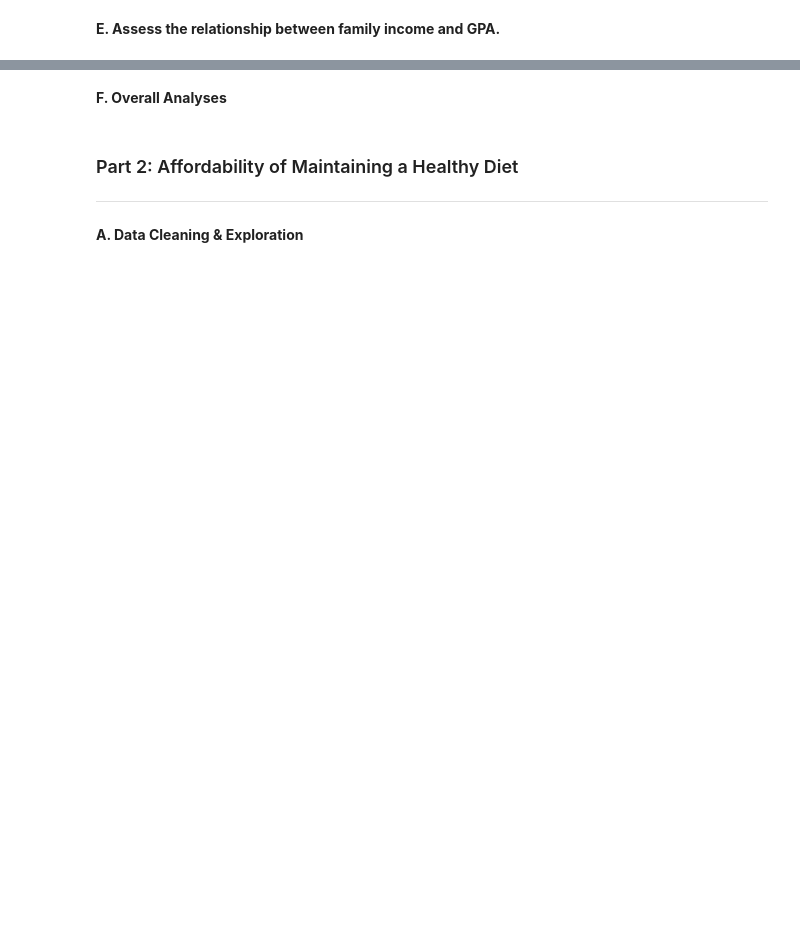
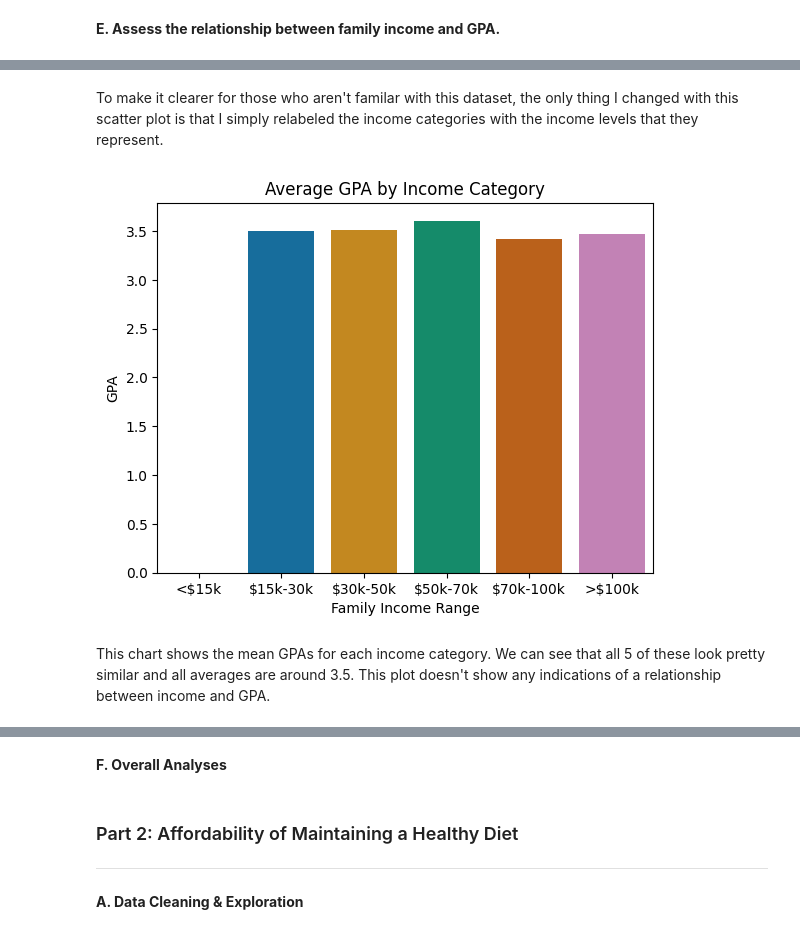
Before and after one commit to laur-park/dsci235-final-project, a Jupyter notebook: Diddi_Parker_Final_Project.ipynb, the cells around one changed output, grey strips where cells are left out. Drawn from its saved outputs; the diff is of its cells as text; code cells hidden in the pictures; blank space fills up the shorter version.

```diff
--- a/Diddi_Parker_Final_Project.ipynb
+++ b/Diddi_Parker_Final_Project.ipynb
@@ -190,0 +216,13 @@ To quantify health status, we will be using the column health_feeling. Healthy s
+# %% [markdown]
+To make it clearer for those who aren't familar with this dataset, the only thing I changed with this scatter plot is that I simply relabeled the income categories with the income levels that they represent.
+# %%
+plt.figure()
+sns.barplot(x=x_income, y=y_GPA, hue=x_income, palette='colorblind', legend=False, order=[1,2,3,4,5,6], errorbar=None)
+plt.xticks(ticks=[0,1,2,3,4,5], labels=income_labels)
+plt.title('Average GPA by Income Category')
+plt.xlabel('Family Income Range')
+plt.show()
+# %% [output]
+[figure, added]
+# %% [markdown]
+This chart shows the mean GPAs for each income category. We can see that all 5 of these look pretty similar and all averages are around 3.5. This plot doesn't show any indications of a relationship between income and GPA.
```
Also changed, not shown: parts of 19 cells of this notebook.
